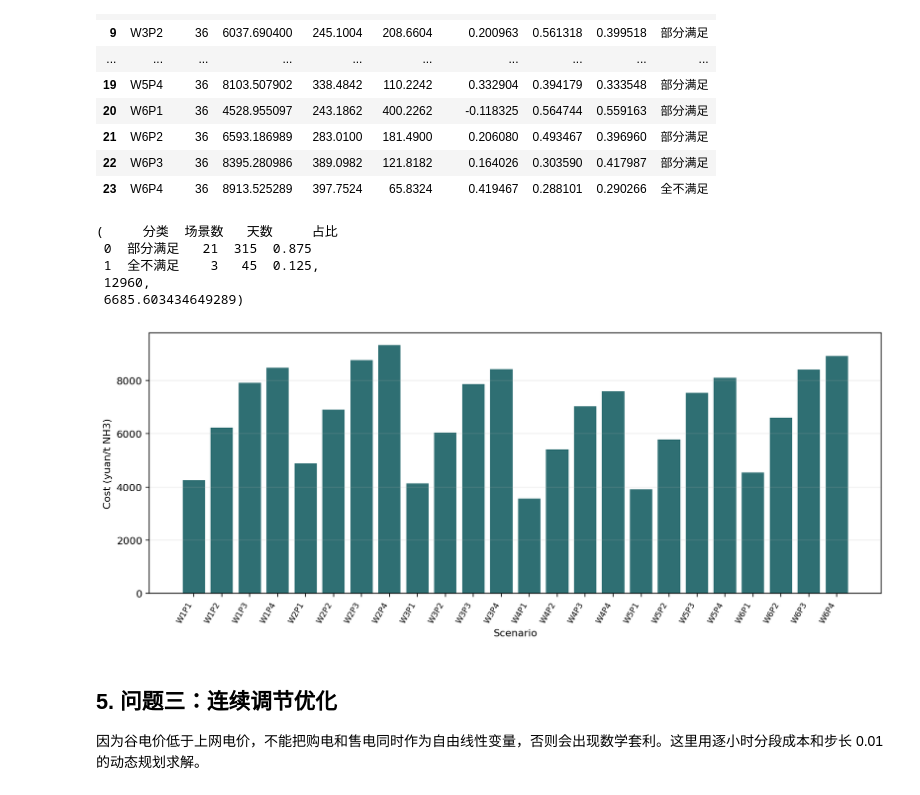
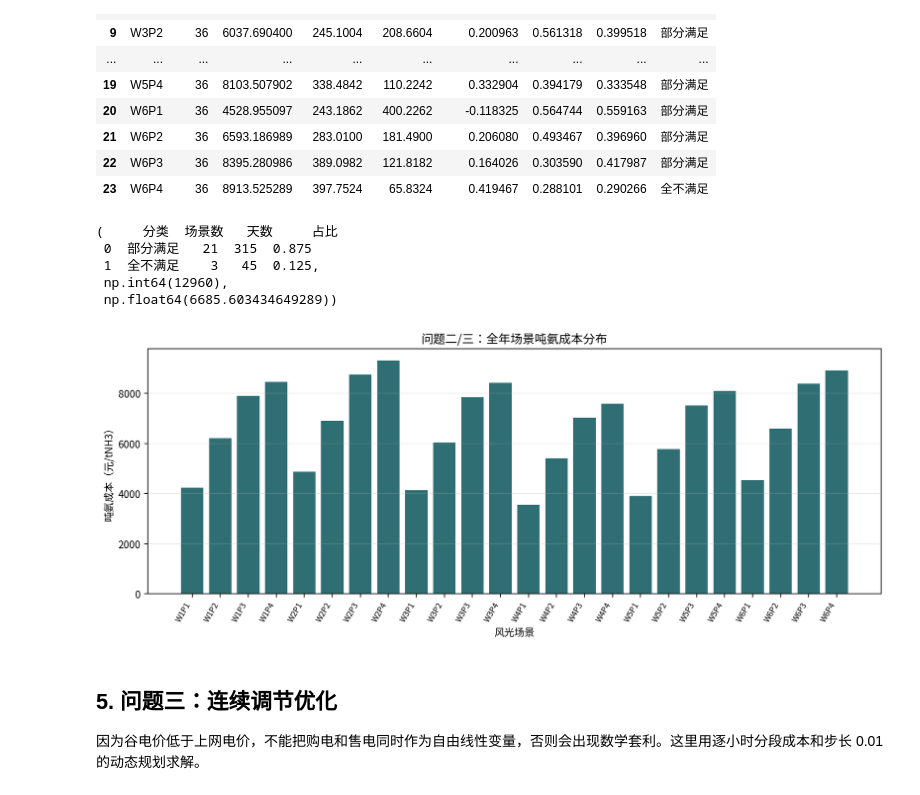
Before and after one commit to wurldwen/---, a Jupyter notebook: A题第1-4题计算代码.ipynb, the cells around one changed output. Drawn from its saved outputs; the diff is of its cells as text; code cells hidden in the pictures.

```diff
--- a/A题第1-4题计算代码.ipynb
+++ b/A题第1-4题计算代码.ipynb
@@ -16,3 +16,14 @@ OUT = Path('outputs')
 OUT.mkdir(exist_ok=True)
 pd.set_option('display.max_columns', 20)
 pd.set_option('display.width', 160)
+
+# 中文可视化配置：直接加载本机 Noto CJK 字体文件，避免 Matplotlib 字体族名称回退失败。
+from matplotlib import font_manager
+
+CHINESE_FONT_PATH = '/usr/share/fonts/opentype/noto/NotoSansCJK-Regular.ttc'
+font_manager.fontManager.addfont(CHINESE_FONT_PATH)
+CHINESE_FONT = font_manager.FontProperties(fname=CHINESE_FONT_PATH).get_name()
+plt.rcParams['font.family'] = CHINESE_FONT
+plt.rcParams['font.sans-serif'] = [CHINESE_FONT]
+plt.rcParams['axes.unicode_minus'] = False
+print(f'当前中文绘图字体: {CHINESE_FONT}')
@@ -145,7 +158,7 @@ def daily_cost_72(wind, pv, buy, sell, y, ecap=0, storage_throughput=0):
     nh3_capex_daily = h2_design_kg_per_day * NH3_INVEST_YUAN_PER_KGH2 / (30 * 365)
     storage_capex_daily = ecap * KWH_PER_MWH * 1000 / (15 * 365)
     storage_om = 0.01 * storage_throughput * KWH_PER_MWH
-    return wind_cost + pv_cost + grid_cost - feed_revenue + alk_om + pem_om + nh3_om + nh3_capex_daily + storage_capex_daily + storage_om
+    return wind_cost + pv_cost + grid_cost - feed_revenue + alk_om + pem_om + nh3_om + (nh3_capex_daily + storage_capex_daily + storage_om)
 
 
 def daily_cost_36(wind, pv, buy, sell):
@@ -303,20 +356,21 @@ q2_class, annual_prod_q2, annual_cost_q2
 (     分类  场景数   天数     占比
  0  部分满足   21  315  0.875
  1  全不满足    3   45  0.125,
- 12960,
- 6685.603434649289)
+ np.int64(12960),
+ np.float64(6685.603434649289))
 # %%
 plt.figure(figsize=(11, 4.5), dpi=160)
 plt.bar(np.arange(len(q2_df)), q2_df['吨氨成本/元'], color='#2f6f73')
 plt.xticks(np.arange(len(q2_df)), q2_df['场景'], rotation=60, ha='right', fontsize=8)
-plt.ylabel('Cost (yuan/t NH3)')
-plt.xlabel('Scenario')
+plt.ylabel('吨氨成本（元/tNH3）')
+plt.xlabel('风光场景')
+plt.title('问题二/三：全年场景吨氨成本分布')
 plt.grid(axis='y', alpha=0.25)
 plt.tight_layout()
 plt.savefig(OUT / 'q2_q3_cost_distribution.png')
 plt.show()
 # %% [output]
-[figure, old version]
+[figure, new version]
 # %% [markdown]
 ## 5. 问题三：连续调节优化
 
```
Also changed, not shown: parts of 7 cells of this notebook, 6 other files.
